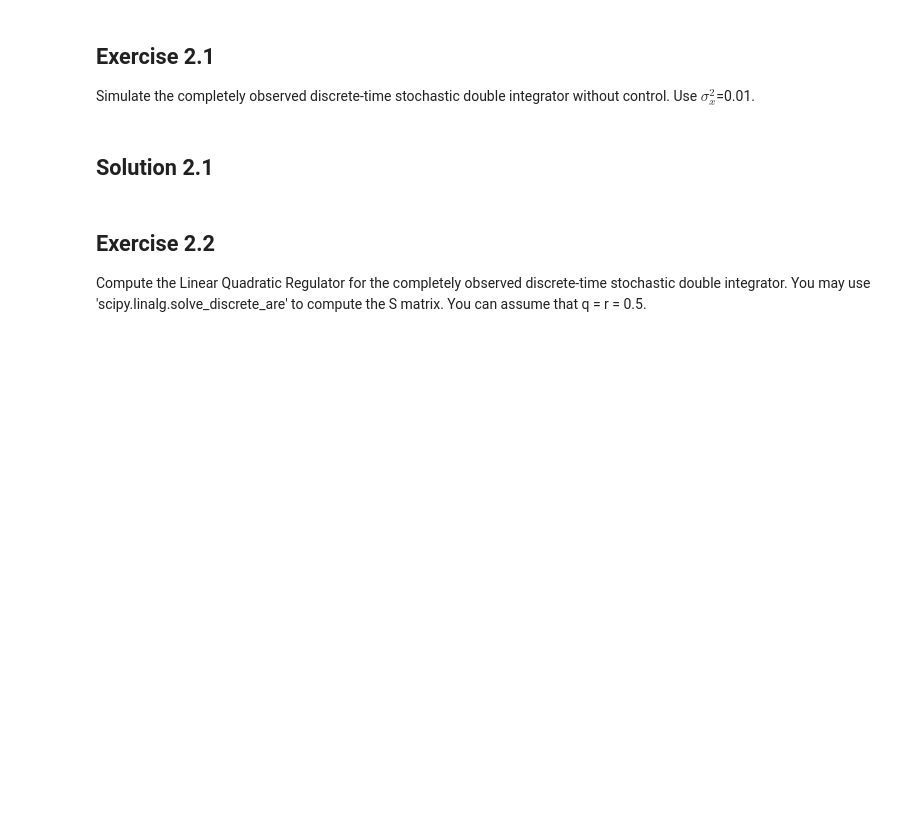
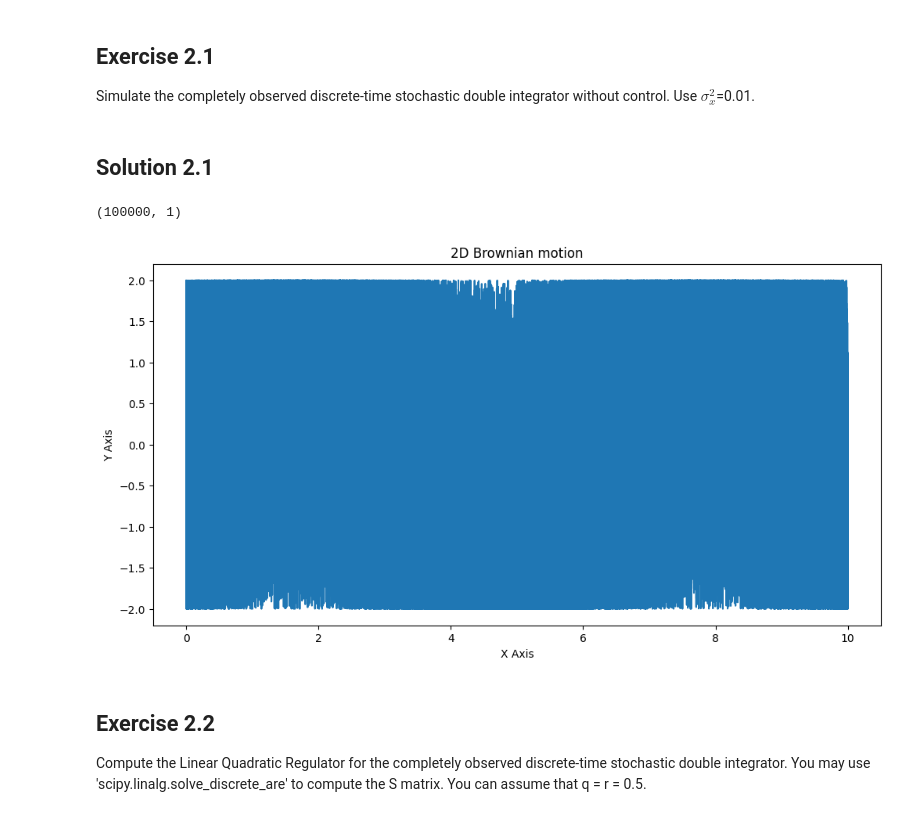
Before and after one commit to szethh/complex-adaptive-systems, a Jupyter notebook: week5/assignment_5.ipynb, the cells around one changed output. Drawn from its saved outputs; the diff is of its cells as text; code cells hidden in the pictures; blank space fills up the shorter version.

```diff
--- a/week5/assignment_5.ipynb
+++ b/week5/assignment_5.ipynb
@@ -50,3 +102,45 @@ Simulate the completely observed discrete-time stochastic double integrator with
+# %%
+def lqr(m=1., nu=None, sigma=0.01): # attractor written as matrix
+    def some_force(t, k):
+        rr = jr.normal(k)
+        return 2. * jnp.sin(t + rr)
+
+    if nu is None:
+        nu = some_force
+    @jax.jit
+    def _wrap(t, c, dt):
+        v, key = c # here x and v are each 2d vectors!
+
+        key, subkey, subsubkey = jr.split(key, 3)
+        epsilon = jr.normal(subkey, 1) * sigma * dt
+
+        dv = nu(t, subsubkey) / m
+
+        return dv + epsilon, key
+
+    return _wrap
+
+dt = 0.0001
+key = jr.key(42)
+t = jnp.arange(0, 10, dt)
+
+lv = lqr()
+lv_solver = euler_maruyama(lv, dt) # solver function for our system & dt
+xy0 = jnp.array([10.]) # initial state
+xvs, _ = simulate(lv_solver, (xy0, key), t) # iterate over the t space
+
+print(xvs.shape)
+
+fig, ax = plt.subplots(figsize=(12, 6))
+
+ax.plot(t, xvs[:, 0], label="x")
+# ax.plot(t, xvs[:, 1], label="y")
+ax.set_title("2D Brownian motion")
+ax.set_xlabel("X Axis")
+ax.set_ylabel("Y Axis");
+# %% [output]
+(100000, 1)
+[figure, added]
 # %% [markdown]
 ## Exercise 2.2
 
```
Also changed, not shown: parts of 5 cells of this notebook.
